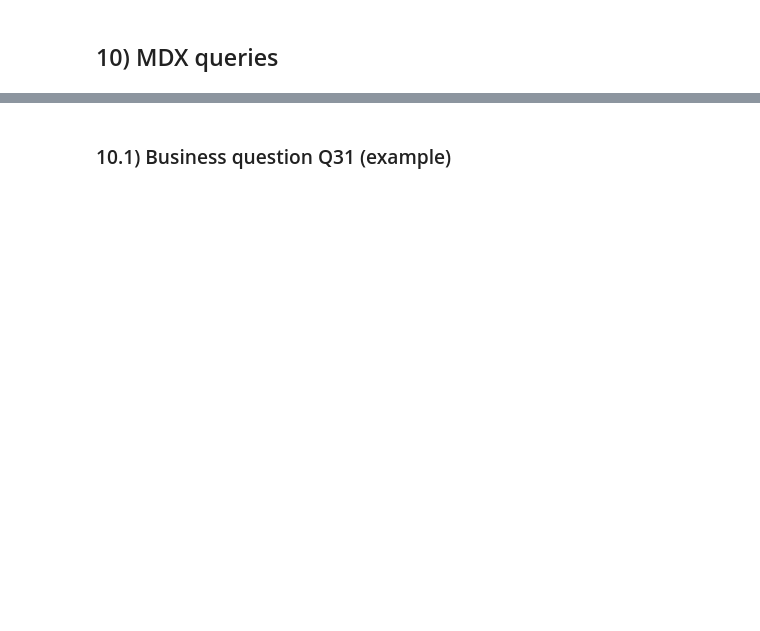
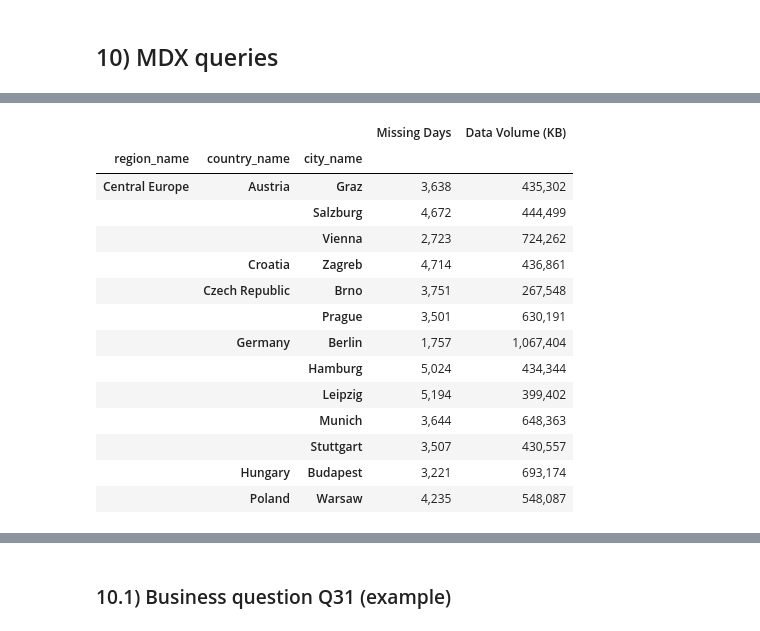
Before and after one commit to philippmoessner/tuwien_bi, a Jupyter notebook: DWH2_080/AirQ_Part2_080.ipynb, the cells around one changed output, grey strips where cells are left out. Drawn from its saved outputs; the diff is of its cells as text; code cells hidden in the pictures; blank space fills up the shorter version.

```diff
--- a/DWH2_080/AirQ_Part2_080.ipynb
+++ b/DWH2_080/AirQ_Part2_080.ipynb
@@ -566,0 +742,38 @@ def mdx(line, cell):
+# %%
+%%mdx
+
+-- 19. For 2024, show Missing Days and Data Volume (KB) totals by City in Central Europe. Return
+-- Cities in Central Europe on rows and two columns - Missing Days and Data Volume (KB) - for the year 2024.
+
+SELECT
+    { [Measures].[Missing Days], [Measures].[Data Volume (KB)] } ON COLUMNS,
+    [dim_city].[Geo].[city_name].Members ON ROWS
+FROM(
+  SELECT ( [dim_timemonth].[Time].[year_num].&[2024] ) ON 0 FROM (
+    SELECT (
+      FILTER(
+        [dim_city].[Geo].[region_name].Members,
+        ANCESTOR(
+          [dim_city].[Geo].CurrentMember,
+          [dim_city].[Geo].[region_name]
+        ).Name = "Central Europe"
+      )
+    ) ON 0 FROM [AirQ Cube]
+  )
+)
+# %% [output]
+|  |  |  | Missing Days | Data Volume (KB) |
+| region_name | country_name | city_name |  |  |
+| Central Europe | Austria | Graz | 3,638 | 435,302 |
+|  |  | Salzburg | 4,672 | 444,499 |
+|  |  | Vienna | 2,723 | 724,262 |
+|  | Croatia | Zagreb | 4,714 | 436,861 |
+|  | Czech Republic | Brno | 3,751 | 267,548 |
+|  |  | Prague | 3,501 | 630,191 |
+|  | Germany | Berlin | 1,757 | 1,067,404 |
+|  |  | Hamburg | 5,024 | 434,344 |
+|  |  | Leipzig | 5,194 | 399,402 |
+|  |  | Munich | 3,644 | 648,363 |
+|  |  | Stuttgart | 3,507 | 430,557 |
+|  | Hungary | Budapest | 3,221 | 693,174 |
+|  | Poland | Warsaw | 4,235 | 548,087 |
```
Also changed, not shown: parts of 14 cells of this notebook, 8 other files.
